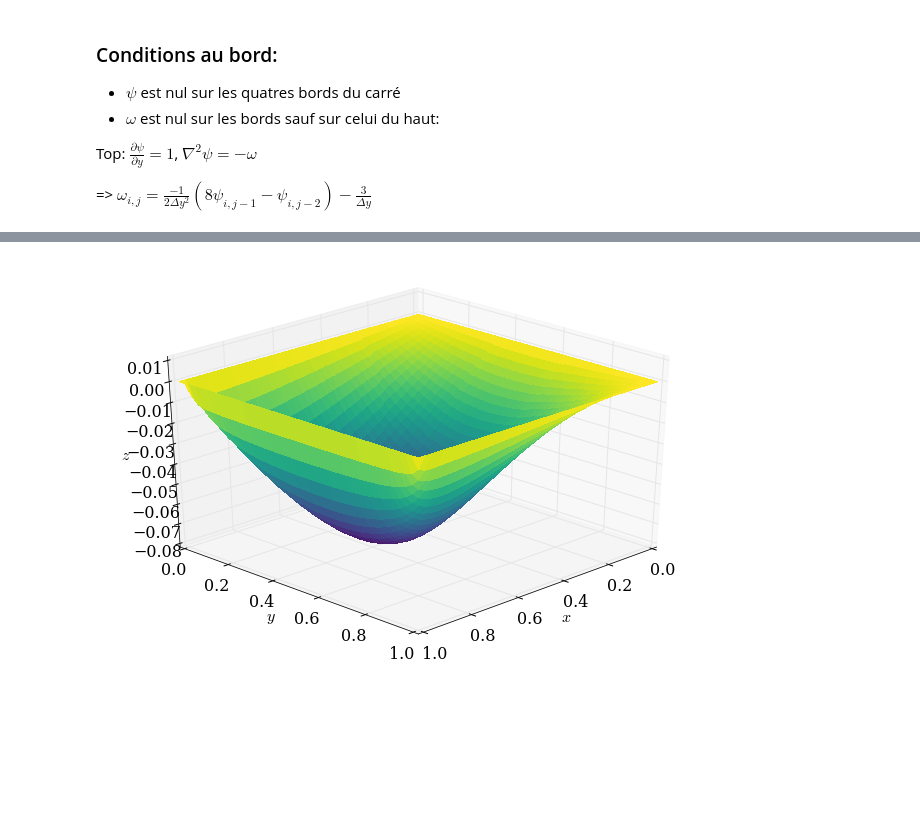
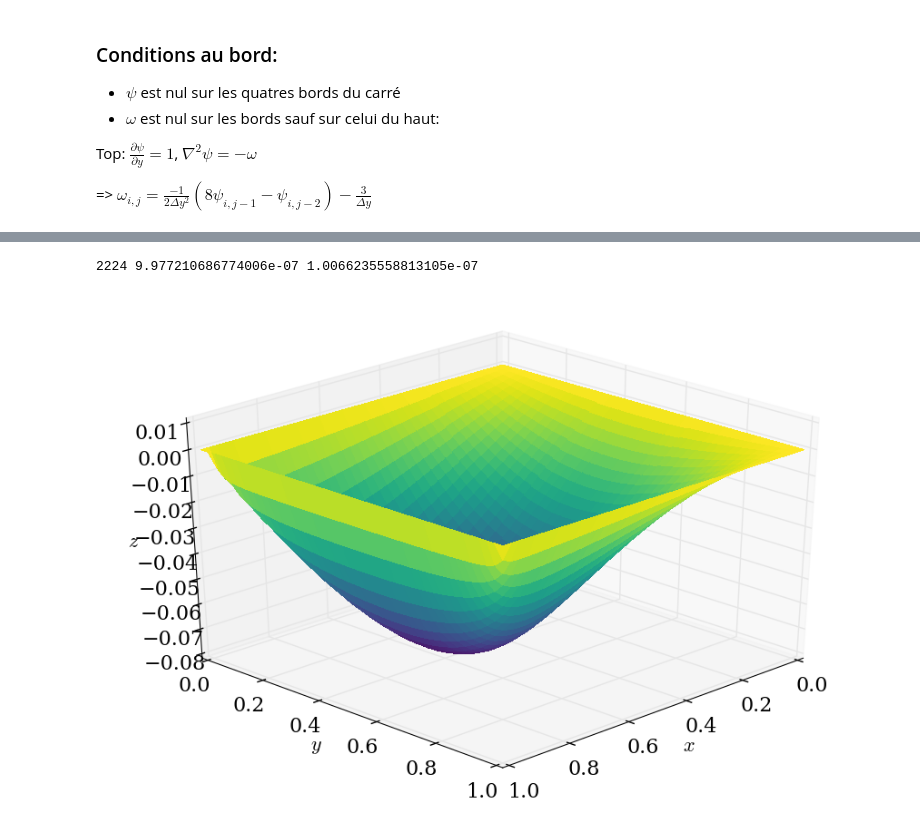
Before and after one commit to be-rays/Module5-StokesFlow, a Jupyter notebook: StokesFlow.ipynb, the cells around one changed output, grey strips where cells are left out. Cells and saved outputs as stored; diff of their text form; code cells hidden in the pictures; blank space fills up the shorter version.

```diff
--- a/StokesFlow.ipynb
+++ b/StokesFlow.ipynb
@@ -166,19 +164,6 @@ from numba import jit
 
 @jit(nopython=True)
 def stokesGauss(w,psi):
-    '''Iteratively solves the Stokes flow equation using the Jacobi method
-
-    Parameters:
-    ----------
-    w: 2D array of float
-        Initial vorticity
-    psi: 2D array of floats
-        Initial streamfunction
-    Returns:
-    -------
-    w: Vorticity after relaxation
-    psi: Streamfunction after relaxation
-    '''
 
     l1norm_w = 1
     l1norm_psi=1
@@ -258,4 +232,12 @@ psi= stokesGauss(w.copy(),psi.copy())
-# %%
-plot_3D(x,y,psi)
-# %% [output]
-[figure, removed]
+# %%
+x = numpy.linspace(0,1,nx)
+y = numpy.linspace(0,1,ny)
+
+w=numpy.zeros((nx,ny))
+psi=numpy.zeros((nx,ny))
+w[1:-1,-1]=-3/dy
+psi= stokesGauss(w.copy(),psi.copy())
+plot_3D(x,y,psi)
+# %% [output]
+2224 9.977210686774006e-07 1.0066235558813105e-07
+[figure, added]
```
Also changed, not shown: parts of 12 cells of this notebook.
